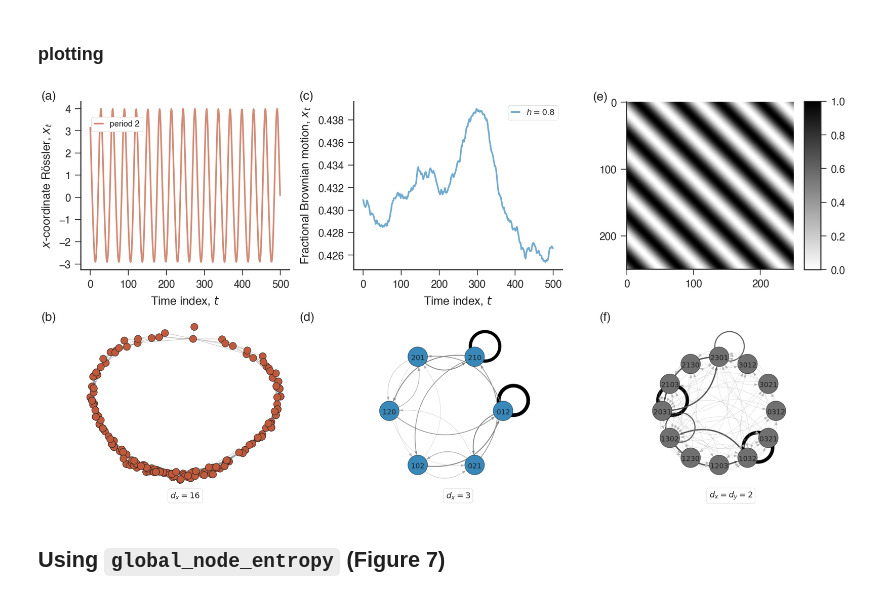
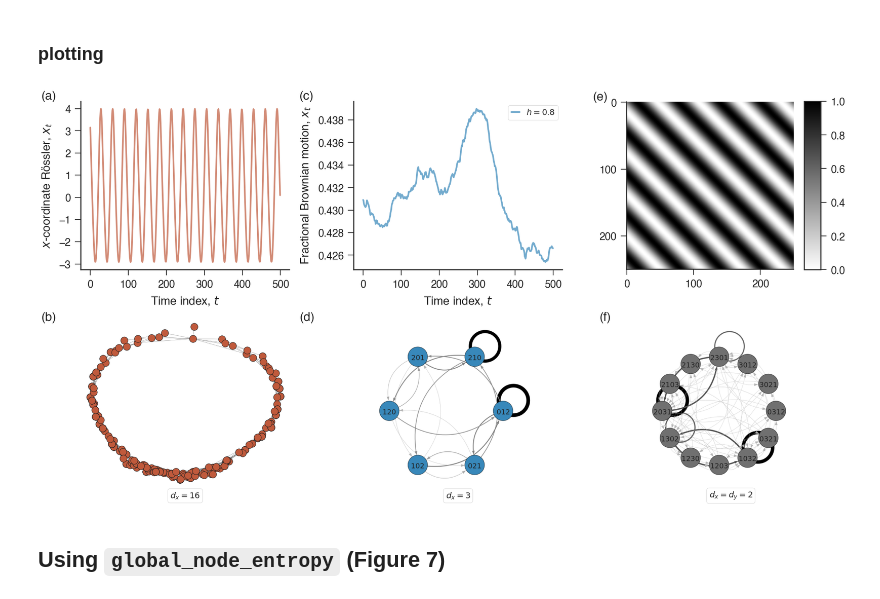
Before and after one commit to arthurpessa/ordpy, a Jupyter notebook: examples/ordpy.ipynb, the cells around one changed output. Cells and saved outputs as stored; diff of their text form; code cells hidden in the pictures.

```diff
--- a/examples/ordpy.ipynb
+++ b/examples/ordpy.ipynb
@@ -1346,11 +1346,9 @@ ax[0].plot(range(500),
            ts_xrossler03[-500:],
            color=colors[0],
            linewidth=4,
-           label='period 2',
            alpha=0.7)
 ax[0].set_ylabel('$x$-coordinate Rössler, $x_t$')
 ax[0].set_xlabel('Time index, $t$')
-ax[0].legend(loc=(.05, .82), framealpha=1, handlelength=1)
 ax[0].annotate('(a)', (-.19, 1.01), xycoords='axes fraction', fontsize=30)
 
 #fBm series plotting
@@ -1474,35 +1472,35 @@ igraph.plot(
     vertex_size=70,
     vertex_color='#707070',
     edge_curved=True,
     edge_color=list(
         map(
             mpl.colors.to_hex,
             list(
                 map(mpl.cm.get_cmap(name='Greys'),
                     0.4 + normalize_array(np.asarray(g.es['weight'])))))),
     edge_width=(0.6 + 50 * np.asarray(g.es['weight'])).tolist(),
 )
 
 img_ = mpimg.imread('data/fig6/graph-ornament-0.0.png')
 ax[5].axis('off')
 ax[5].imshow(img_)
 ax[5].annotate('(f)', (-.28, 0.99), xycoords='axes fraction', fontsize=30)
 ax[5].annotate('$d_x = d_y = 2$', (0.5, -0.05),
                va='center',
                ha='center',
                xycoords='axes fraction',
                fontsize=20,
                bbox={
                    'boxstyle': 'round',
                    'fc': 'white',
                    'ec': '#d9d9d9',
                    'alpha': 1
                })
 
 f.tight_layout()
-# f.savefig('manuscript_figures/fig6.pdf', dpi=300, bbox_inches='tight')
+f.savefig('manuscript_figures/fig6.pdf', dpi=300, bbox_inches='tight')
 # %% [output]
-[figure, old version]
+[figure, new version]
 # %% [markdown]
 ## Using `global_node_entropy` (Figure 7)
 # %% [markdown]
```
Also changed, not shown: 1 other file.
